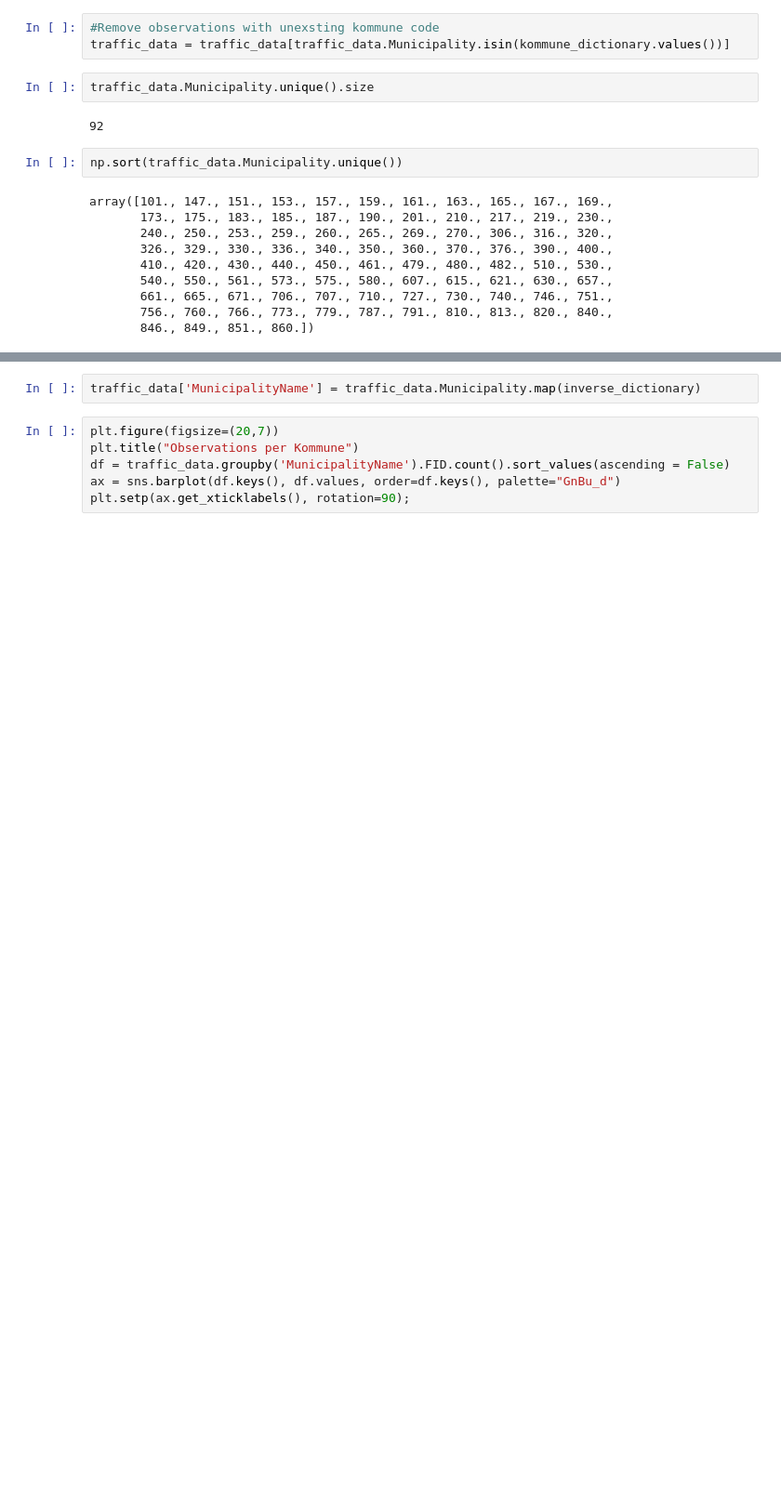
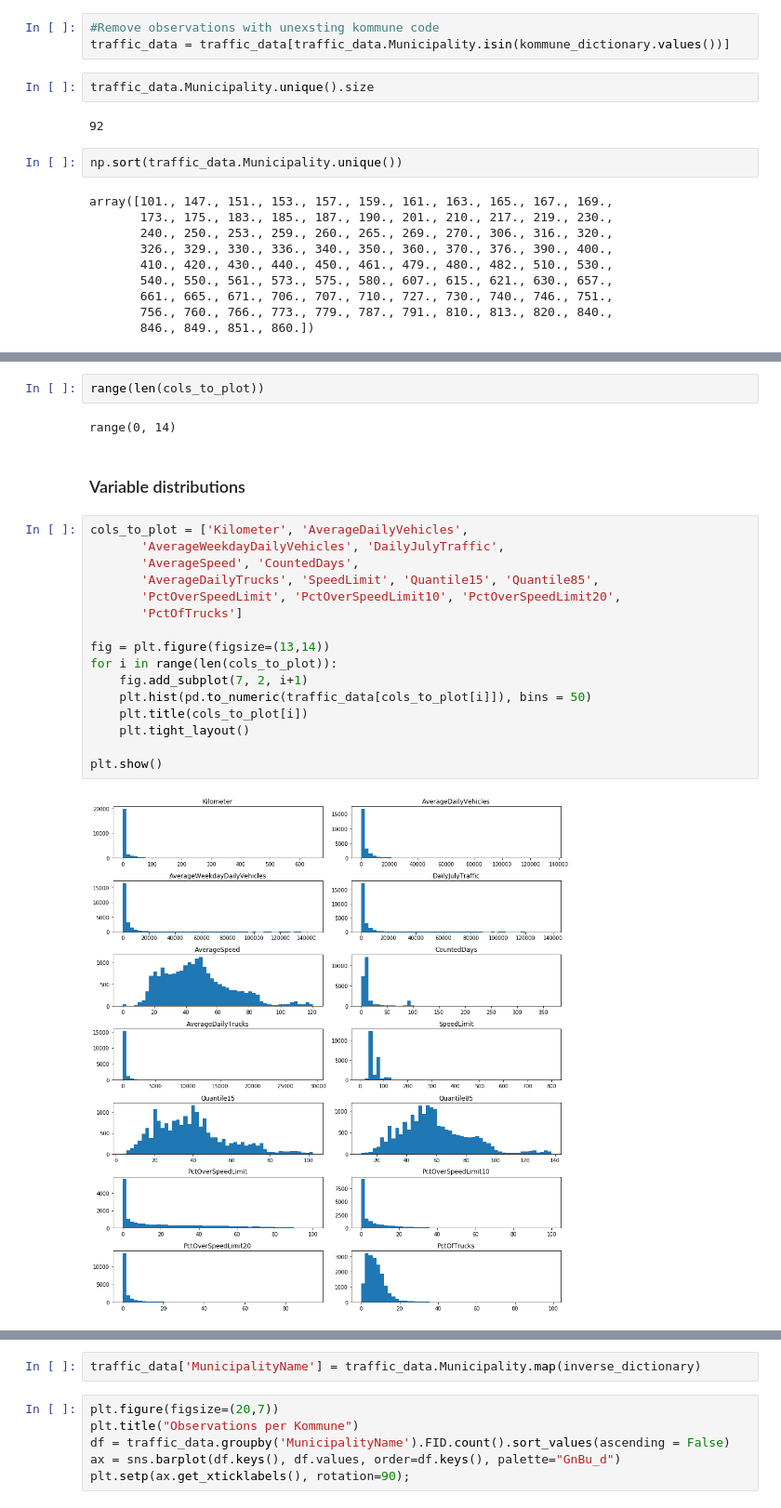
Before and after one commit to IncioMan/socialdata, a Jupyter notebook: Final Project/Dataset exploration-Datamanipulation.ipynb, the cells around one changed output, grey strips where cells are left out. Shown at 93% size. Saved outputs shown, nothing was run; the diff lists cells and outputs as text; blank space fills up the shorter version.

```diff
--- a/Final Project/Dataset exploration-Datamanipulation.ipynb
+++ b/Final Project/Dataset exploration-Datamanipulation.ipynb
@@ -151,0 +267,24 @@ array([101., 147., 151., 153., 157., 159., 161., 163., 165., 167., 169.,
+# %%
+range(len(cols_to_plot))
+# %% [output]
+range(0, 14)
+# %% [markdown]
+### Variable distributions
+# %%
+cols_to_plot = ['Kilometer', 'AverageDailyVehicles',
+       'AverageWeekdayDailyVehicles', 'DailyJulyTraffic',
+       'AverageSpeed', 'CountedDays',
+       'AverageDailyTrucks', 'SpeedLimit', 'Quantile15', 'Quantile85',
+       'PctOverSpeedLimit', 'PctOverSpeedLimit10', 'PctOverSpeedLimit20',
+       'PctOfTrucks']
+
+fig = plt.figure(figsize=(13,14))
+for i in range(len(cols_to_plot)):
+    fig.add_subplot(7, 2, i+1)
+    plt.hist(pd.to_numeric(traffic_data[cols_to_plot[i]]), bins = 50)
+    plt.title(cols_to_plot[i])
+    plt.tight_layout()
+
+plt.show()
+# %% [output]
+[figure, added]
```
Also changed, not shown: parts of 32 cells of this notebook.
